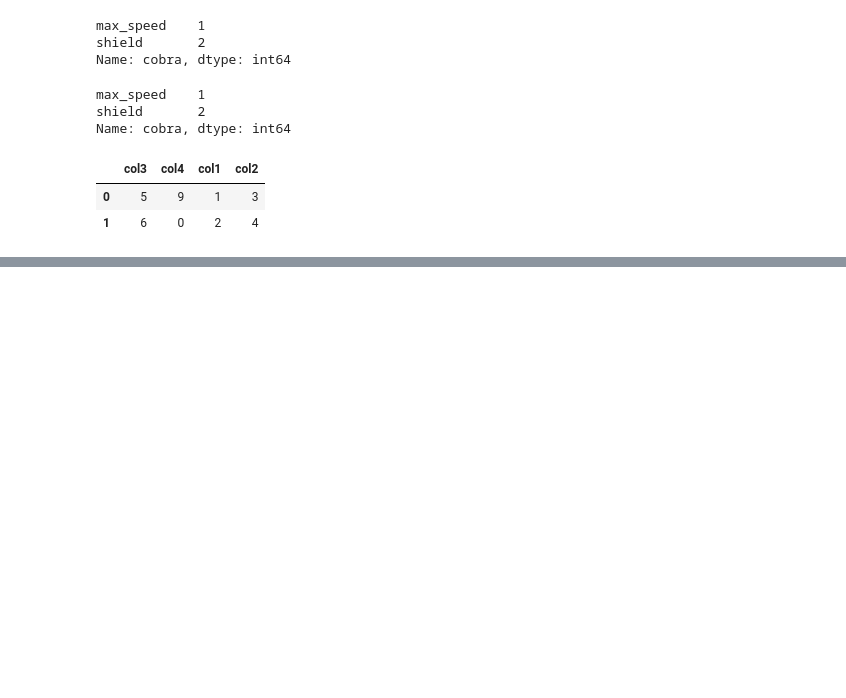
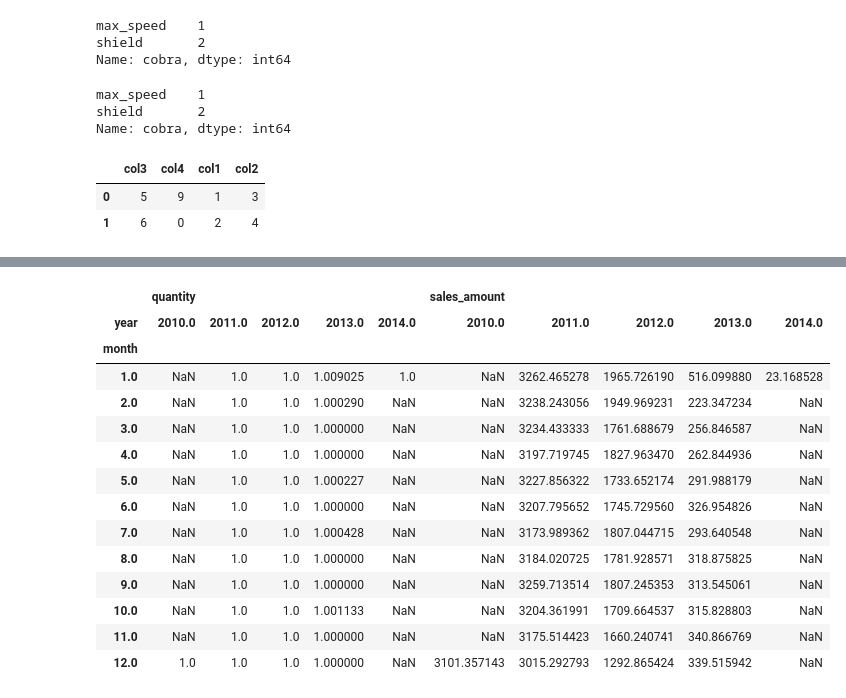
Before and after one commit to datasciencekibaatein/Machine-Learning-Batches, a Jupyter notebook: MachineLearning71/pandas/pandas-lecture.ipynb, the cells around one changed output, grey strips where cells are left out. Saved outputs shown, nothing was run; the diff lists cells and outputs as text; code cells hidden in the pictures; blank space fills up the shorter version.

```diff
--- a/MachineLearning71/pandas/pandas-lecture.ipynb
+++ b/MachineLearning71/pandas/pandas-lecture.ipynb
@@ -249,0 +335,3 @@ df2
+# %%
+df['order_date'] = pd.to_datetime(df['order_date'])
+df['shipping_date'] = pd.to_datetime(df['shipping_date'])
@@ -249,0 +358,4 @@ df2
+# %%
+df['month'] = df['order_date'].dt.month
+# %%
+df['year'] = df['order_date'].dt.year
@@ -249,0 +447,18 @@ df2
+# %%
+df.pivot_table(index="month",columns='year',values=["sales_amount","quantity"])
+# %% [output]
+|  | quantity |  |  |  |  | sales_amount |  |  |  |  |
+| year | 2010.0 | 2011.0 | 2012.0 | 2013.0 | 2014.0 | 2010.0 | 2011.0 | 2012.0 | 2013.0 | 2014.0 |
+| month |  |  |  |  |  |  |  |  |  |  |
+| 1.0 | NaN | 1.0 | 1.0 | 1.009025 | 1.0 | NaN | 3262.465278 | 1965.726190 | 516.099880 | 23.168528 |
+| 2.0 | NaN | 1.0 | 1.0 | 1.000290 | NaN | NaN | 3238.243056 | 1949.969231 | 223.347234 | NaN |
+| 3.0 | NaN | 1.0 | 1.0 | 1.000000 | NaN | NaN | 3234.433333 | 1761.688679 | 256.846587 | NaN |
+| 4.0 | NaN | 1.0 | 1.0 | 1.000000 | NaN | NaN | 3197.719745 | 1827.963470 | 262.844936 | NaN |
+| 5.0 | NaN | 1.0 | 1.0 | 1.000227 | NaN | NaN | 3227.856322 | 1733.652174 | 291.988179 | NaN |
+| 6.0 | NaN | 1.0 | 1.0 | 1.000000 | NaN | NaN | 3207.795652 | 1745.729560 | 326.954826 | NaN |
+| 7.0 | NaN | 1.0 | 1.0 | 1.000428 | NaN | NaN | 3173.989362 | 1807.044715 | 293.640548 | NaN |
+| 8.0 | NaN | 1.0 | 1.0 | 1.000000 | NaN | NaN | 3184.020725 | 1781.928571 | 318.875825 | NaN |
+| 9.0 | NaN | 1.0 | 1.0 | 1.000000 | NaN | NaN | 3259.713514 | 1807.245353 | 313.545061 | NaN |
+| 10.0 | NaN | 1.0 | 1.0 | 1.001133 | NaN | NaN | 3204.361991 | 1709.664537 | 315.828803 | NaN |
+| 11.0 | NaN | 1.0 | 1.0 | 1.000000 | NaN | NaN | 3175.514423 | 1660.240741 | 340.866769 | NaN |
+| 12.0 | 1.0 | 1.0 | 1.0 | 1.000000 | NaN | 3101.357143 | 3015.292793 | 1292.865424 | 339.515942 | NaN |
```
Also changed, not shown: parts of 20 cells of this notebook, 8 other files.
